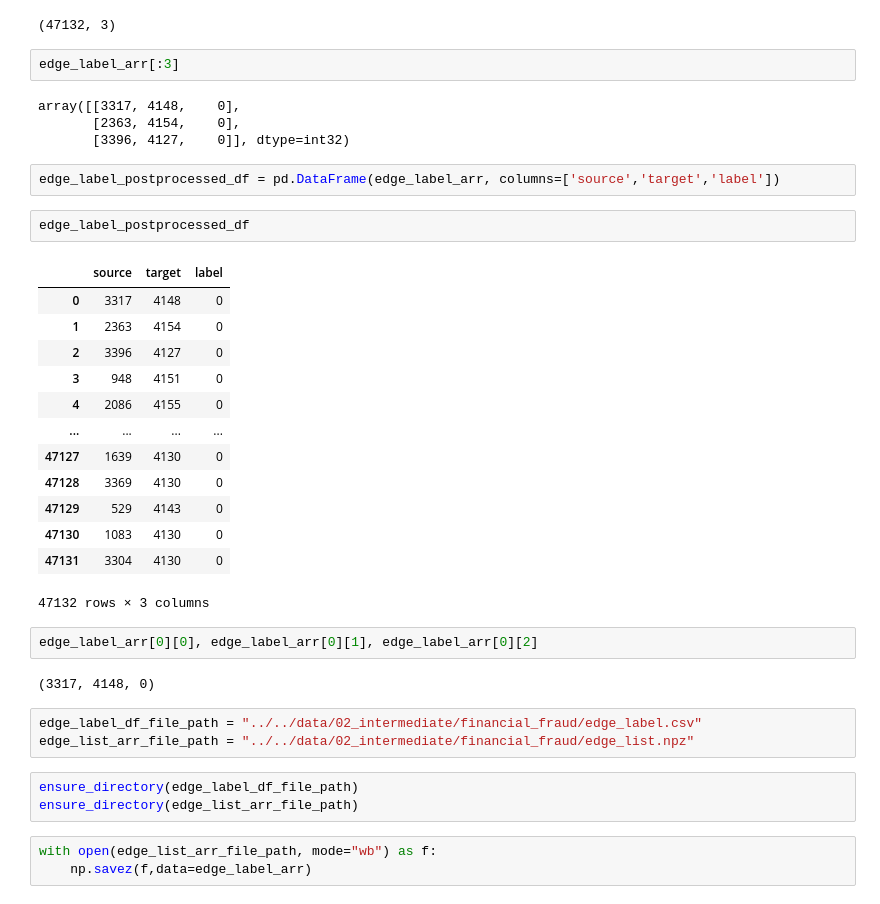
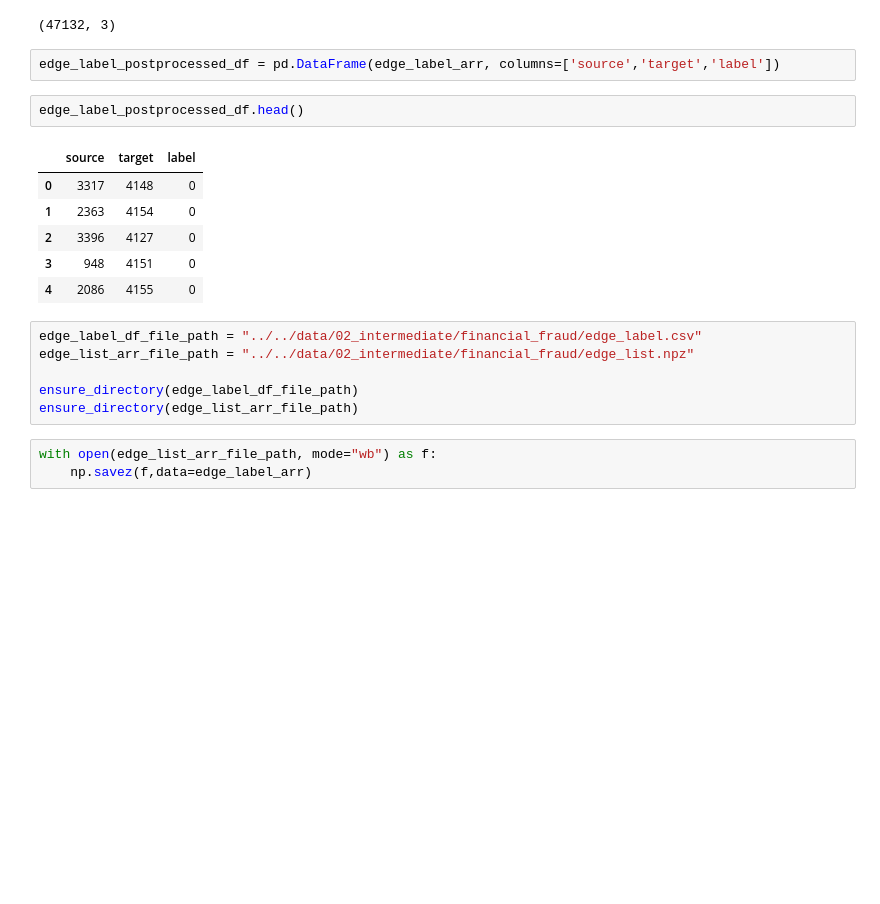
Before and after one commit to aws-samples/anomaly-detection-spatial-temporal-data-workshop, a Jupyter notebook: notebooks/03_financial_fraud/1.1-gy-data-transform-dynamic-graph.ipynb, the cells around one changed output. Saved outputs shown, nothing was run; the diff lists cells and outputs as text; blank space fills up the shorter version.

```diff
--- a/notebooks/03_financial_fraud/1.1-gy-data-transform-dynamic-graph.ipynb
+++ b/notebooks/03_financial_fraud/1.1-gy-data-transform-dynamic-graph.ipynb
@@ -421,40 +206,23 @@ for idx, row in tqdm(edges_deduped.reset_index().iterrows(), total=edges_deduped
 edge_label_arr.shape
 # %% [output]
 (47132, 3)
-# %%
-edge_label_arr[:3]
-# %% [output]
-array([[3317, 4148,    0],
-       [2363, 4154,    0],
-       [3396, 4127,    0]], dtype=int32)
 # %%
 edge_label_postprocessed_df = pd.DataFrame(edge_label_arr, columns=['source','target','label'])
 # %%
-edge_label_postprocessed_df
+edge_label_postprocessed_df.head()
 # %% [output]
 |  | source | target | label |
 | 0 | 3317 | 4148 | 0 |
 | 1 | 2363 | 4154 | 0 |
 | 2 | 3396 | 4127 | 0 |
 | 3 | 948 | 4151 | 0 |
 | 4 | 2086 | 4155 | 0 |
-| ... | ... | ... | ... |
-| 47127 | 1639 | 4130 | 0 |
-| 47128 | 3369 | 4130 | 0 |
-| 47129 | 529 | 4143 | 0 |
-| 47130 | 1083 | 4130 | 0 |
-| 47131 | 3304 | 4130 | 0 |
-47132 rows × 3 columns
-# %%
-edge_label_arr[0][0], edge_label_arr[0][1], edge_label_arr[0][2]
-# %% [output]
-(3317, 4148, 0)
 # %%
 edge_label_df_file_path = "../../data/02_intermediate/financial_fraud/edge_label.csv"
 edge_list_arr_file_path = "../../data/02_intermediate/financial_fraud/edge_list.npz"
+
+ensure_directory(edge_label_df_file_path)
+ensure_directory(edge_list_arr_file_path)
-# %%
-ensure_directory(edge_label_df_file_path)
-ensure_directory(edge_list_arr_file_path)
 # %%
 with open(edge_list_arr_file_path, mode="wb") as f:
     np.savez(f,data=edge_label_arr)
```
Also changed, not shown: parts of 73 cells of this notebook, 1 other file.
